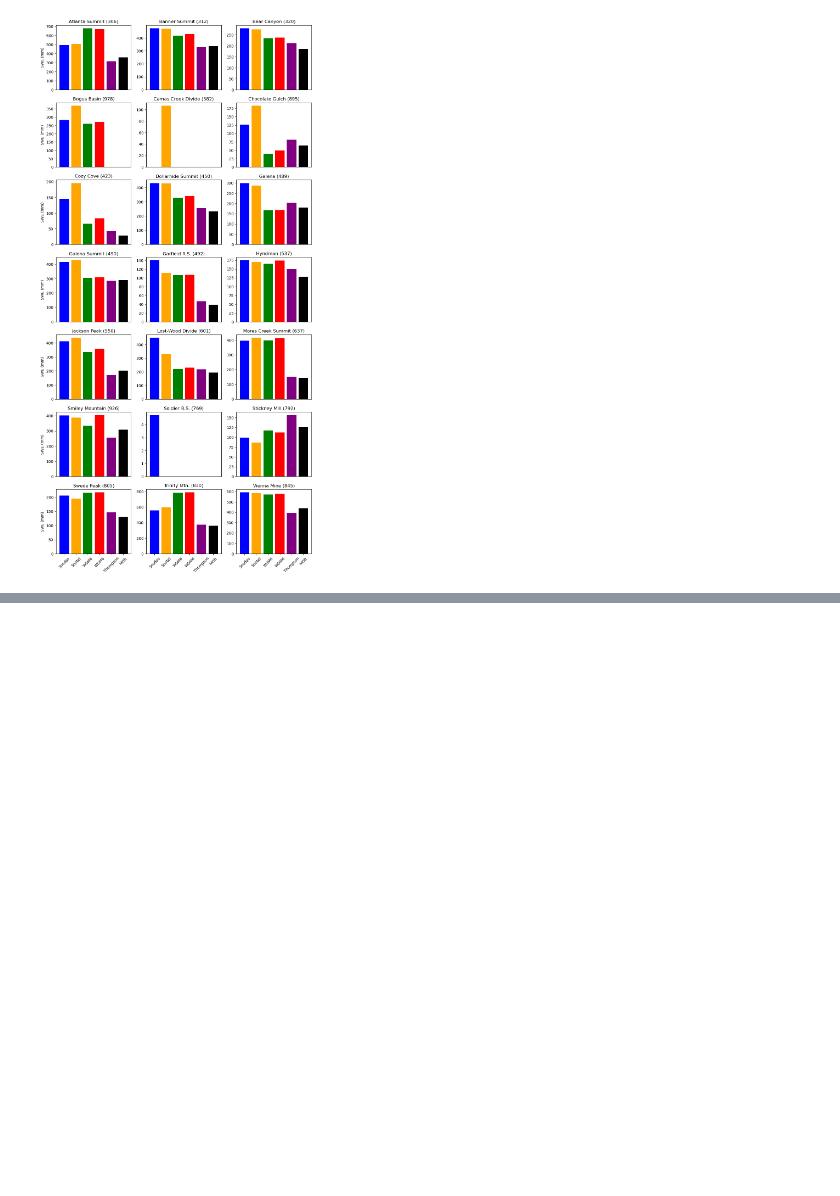
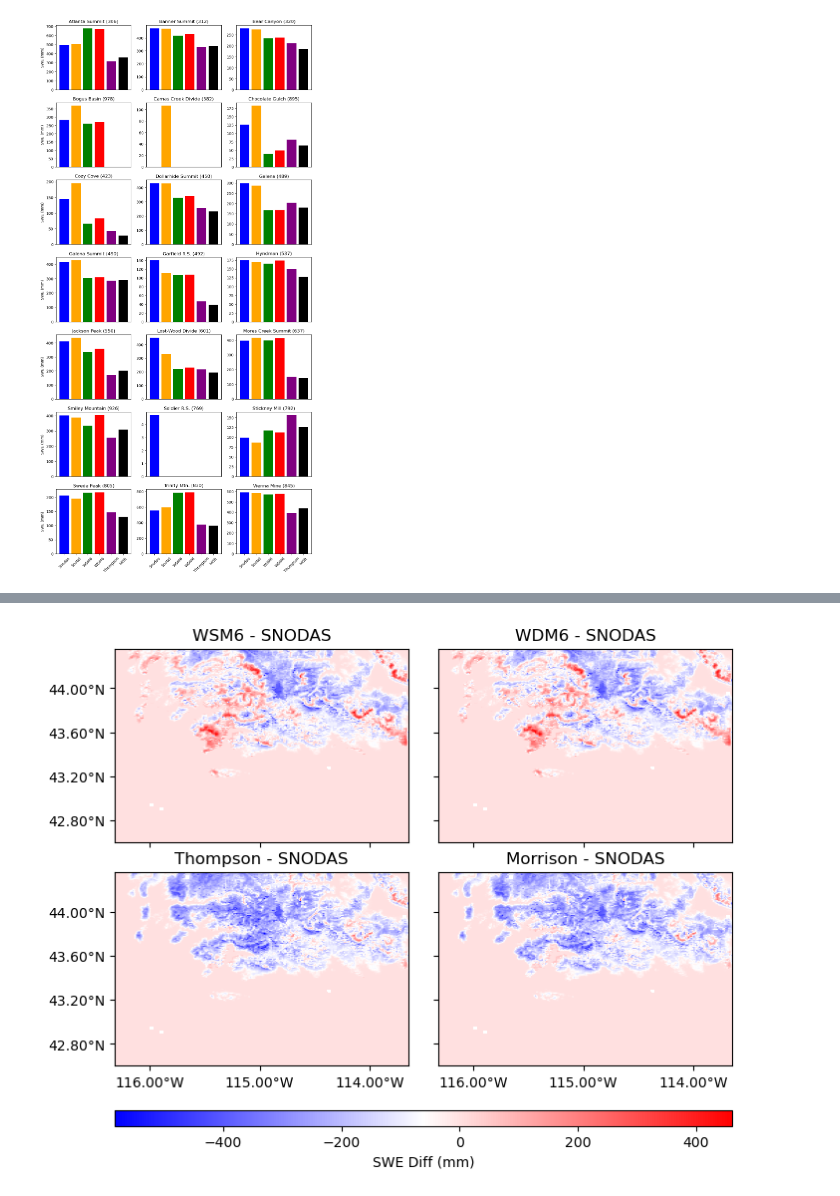
Before and after one commit to stanleyakor1/Python-tutorial, a Jupyter notebook: wrf-python/WY_2022_ANALYSIS.ipynb, the cells around one changed output, grey strips where cells are left out. Drawn from its saved outputs; the diff is of its cells as text; code cells hidden in the pictures; blank space fills up the shorter version.

```diff
--- a/wrf-python/WY_2022_ANALYSIS.ipynb
+++ b/wrf-python/WY_2022_ANALYSIS.ipynb
@@ -76,0 +84,9 @@ histogram.make_plots(file_list,'SWE (mm)')
+# %%
+thomson_swe_april1 = thompson['SNOW'].isel(XTIME=184)  # APRIL 1
+morrison_swe_april1 = morrison['SNOW'].isel(XTIME=184)
+wsm6_swe_april1 = wsm6['SNOW'].isel(XTIME=184)
+wdm6_swe_april1 = wdm6['SNOW'].isel(XTIME=184)
+# %%
+snodas_file='/bsuhome/stanleyakor/wateryear_2022/SWE_snodas_wateryear_2022_d02.nc'
+sn_regrid = regrid_snodas(d02_path,snodas_file,'SWE')
+snodas_file = sn_regrid.isel(XTIME=182)
@@ -76,0 +152,8 @@ histogram.make_plots(file_list,'SWE (mm)')
+# %%
+file_list = [wsm6_swe_april1 - snodas_file,wdm6_swe_april1 - snodas_file,  thomson_swe_april1 - snodas_file,morrison_swe_april1 - snodas_file]
+title = ['WSM6 - SNODAS', 'WDM6 - SNODAS', 'Thompson - SNODAS', 'Morrison - SNODAS'] #
+# %%
+make_snodas_Wrf_plots(file_list, title, lat, lon, 'bias_SWE_APril_1',\
+                      'SWE Diff (mm)',subplots=(2,2), colour='bwr', size = (8, 12),save = True)
+# %% [output]
+[figure, added]
```
Also changed, not shown: parts of 17 cells of this notebook, 1 other file.
